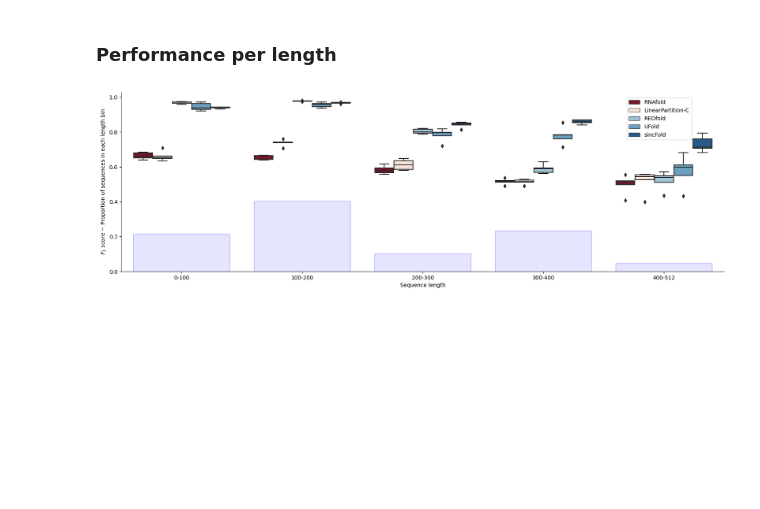
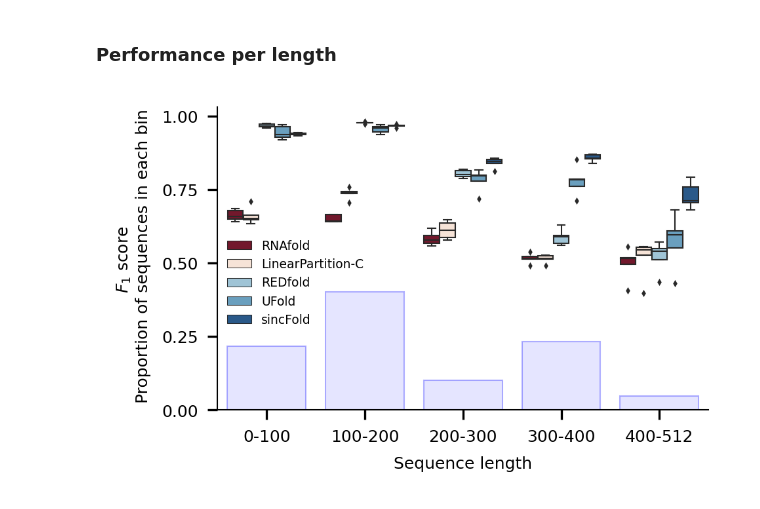
Before and after one commit to sinc-lab/sincFold, a Jupyter notebook: results/summary.ipynb, the cells around one changed output. Saved outputs shown, nothing was run; the diff lists cells and outputs as text; code cells hidden in the pictures; blank space fills up the shorter version.

```diff
--- a/results/summary.ipynb
+++ b/results/summary.ipynb
@@ -200,10 +229,10 @@ methods = ['RNAfold', 'RNAstructure', 'ProbKnot', 'IPknot', 'LinearPartition-V',
            'LinearPartition-C', 'LinearFold-C',
            'MXfold2', 'UFold', 'REDfold', 'sincFold']
 
-summary = pd.read_csv(f"benchmarkII.csv", index_col="id")
+summary = pd.read_csv(f"ArchiveII.csv", index_col="id")
 
-dataset = pd.read_csv(f"../data/benchmarkII.csv", index_col="id")
-splits = pd.read_csv(f"../data/benchmarkII_splits.csv")
+dataset = pd.read_csv(f"../data/ArchiveII.csv", index_col="id")
+splits = pd.read_csv(f"../data/ArchiveII_splits.csv")
 
 # add references and compute F1 per sequence
 summary["ref"] = dataset.loc[summary.index]["base_pairs"].apply(lambda x: json.loads(x))
@@ -218,16 +247,8 @@ for fold_number in splits.fold_number.unique():
 # add average over folds
 summary_avg = summary.groupby(["fold_number", "method"]).F1.mean().unstack().T
 
-plt.figure(figsize=(10, 4))
-ax = sns.boxplot(data=summary_avg.T,  orient="h", palette=palette, order=methods)
-ax.set_xlabel("$F_1$ score")
-ax.set_ylabel("Folding method")
-ax.spines[['right', 'top']].set_visible(False);
-
 print("Median F1 score")
 display(summary_avg.loc[methods].T.median())
-
-plt.savefig(f"benchmarkII.pdf", bbox_inches='tight')
 # %% [output]
 Median F1 score
 method
@@ -318,22 +382,34 @@ vp.spines[['right', 'top']].set_visible(False);
 # %%
 summary["Length"] = dataset.loc[summary.index, "len"]
 summary["len_bin"] = pd.cut(summary["Length"], include_lowest=True,  bins=[0, 100, 200, 300, 400, 512])
 summary['len_bin'] = summary.len_bin.apply(lambda x: f'{int(x.left)}-{int(x.right)}')
 
 bin_count = summary.groupby("len_bin").ref.count()
 bin_count /= bin_count.sum()
 
 summary_avg = summary.groupby(["fold_number", "method", "len_bin"]).F1.mean().reset_index()
 
-plt.figure(figsize=(20, 6))
+plt.figure(figsize=(3.22, 2), dpi=300)
 bp = sns.barplot(x=bin_count.index, y=bin_count,
-                 facecolor=(0.0,0.0,1.0,0.1), linewidth=1,
+                 facecolor=(0.0,0.0,1.0,0.1), linewidth=.5,
                  edgecolor=(0.0,0.0,1.0,0.3), zorder=-1)
-vp = sns.boxplot(data=summary_avg, x="len_bin", y="F1", hue="method",
+vp = sns.boxplot(data=summary_avg, x="len_bin", y="F1", hue="method", linewidth=.5, fliersize=.5,
                  palette=pal, zorder=1, hue_order=methods, order=bin_count.index)
-vp.set_ylabel("$F_1$ score $-$ Proportion of sequences in each length bin");
-vp.legend(bbox_to_anchor=(.95,.85),loc='right', ncol=1);
-plt.xlabel("Sequence length");
+vp.set_ylabel("$F_1$ score \n Proportion of sequences in each bin", fontsize=6);
+#vp.legend(bbox_to_anchor=(.95,.85), frameon=False, fontsize=4.5, ncol=1);
+vp.legend(bbox_to_anchor=(.32,.24), frameon=False, fontsize=4.5, ncol=1);
+plt.xlabel("Sequence length", fontsize=6);
 vp.spines[['right', 'top']].set_visible(False);
+vp.spines['left'].set_linewidth(0.5)
+vp.spines['bottom'].set_linewidth(0.5)
+
+plt.xticks(fontsize=6)
+plt.yticks(fontsize=6)
+
+plt.savefig("lengths.pdf",
+               bbox_inches='tight',
+               transparent=False,
+               dpi=300,
+               pad_inches=0)
 # %% [output]
-[figure, old version]
+[figure, new version]
```
Also changed, not shown: parts of 16 cells of this notebook, 7 other files.
